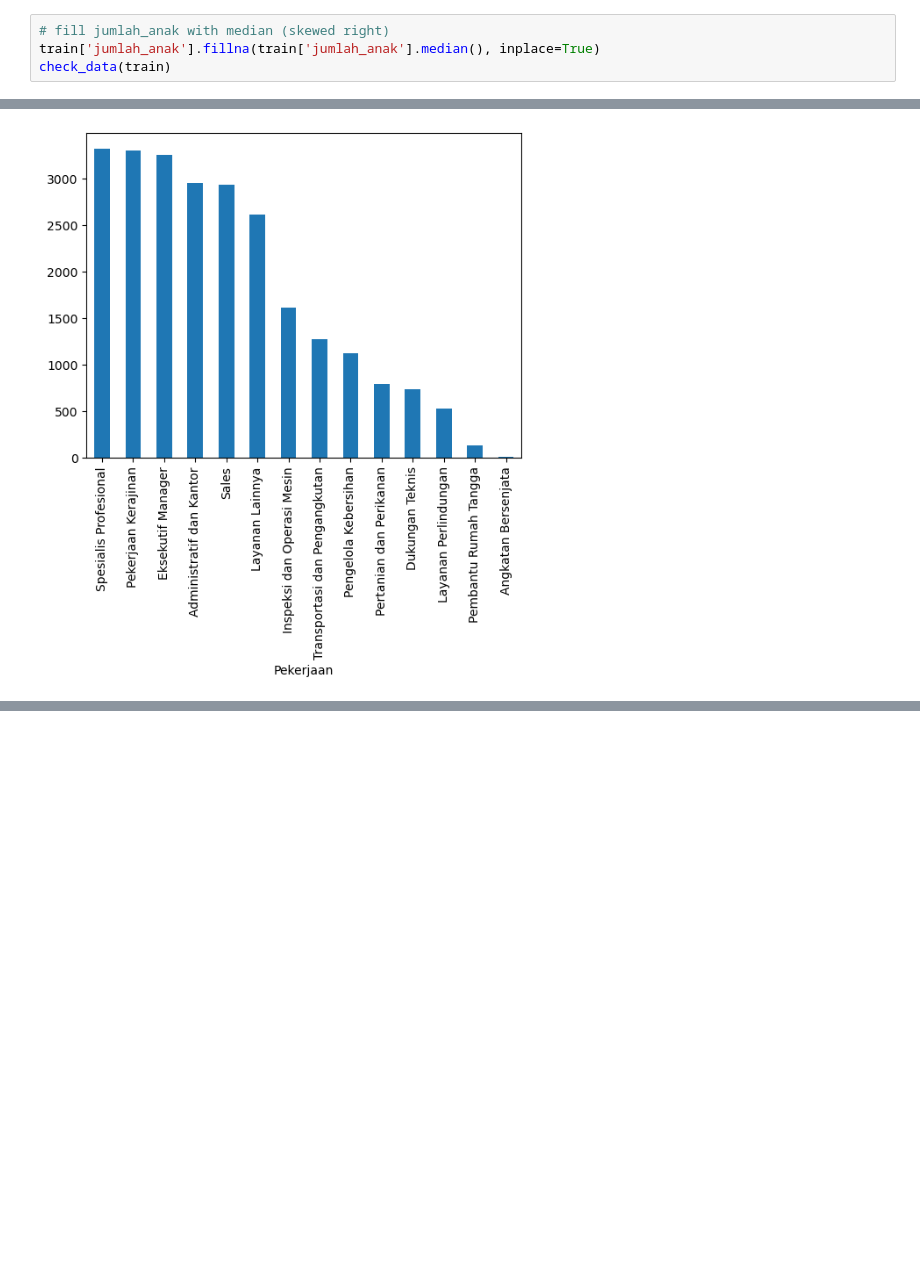
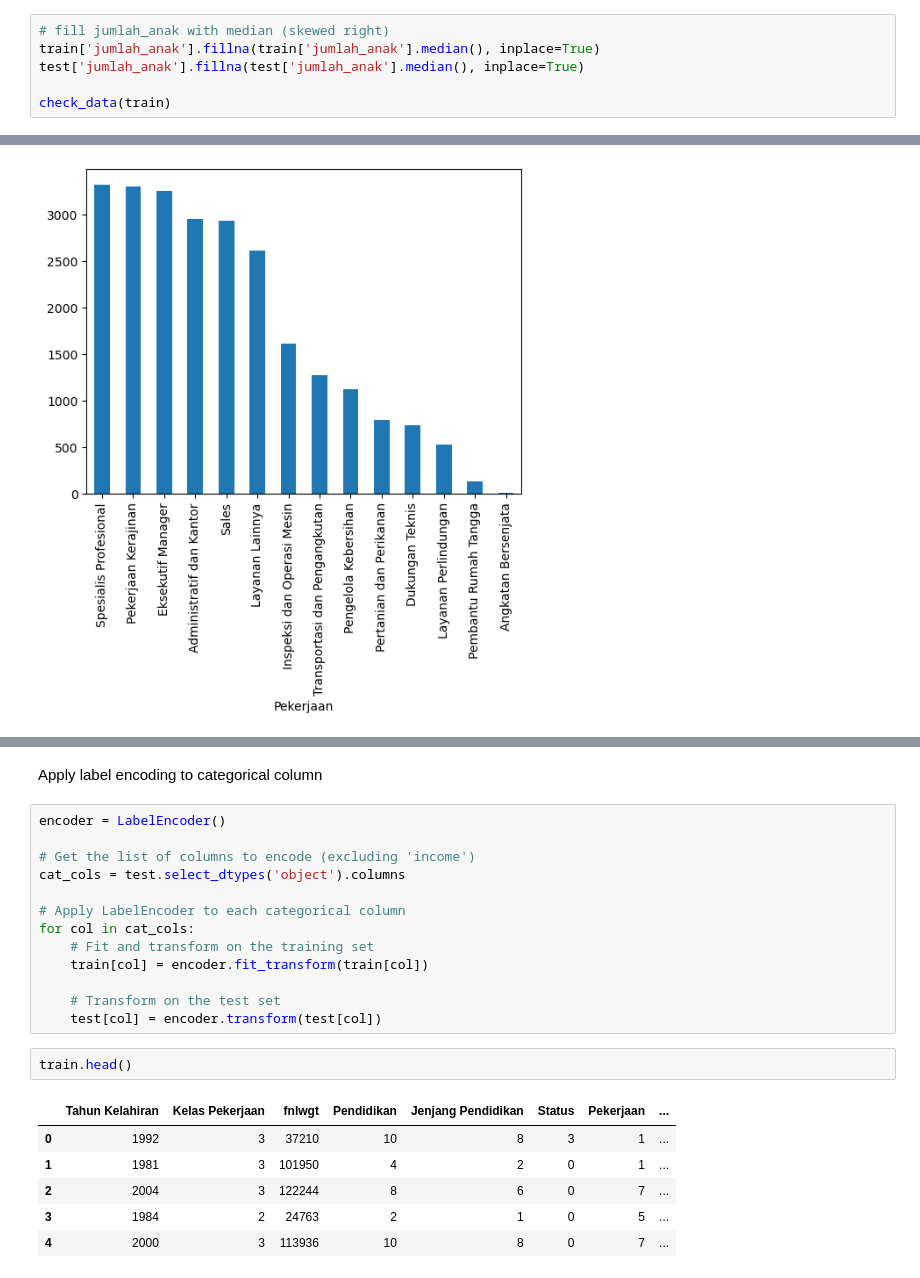
Before and after one commit to Ardavaa/Competition-Workspace, a Jupyter notebook: preprocessing.ipynb, the cells around one changed output, grey strips where cells are left out. Cells and saved outputs as stored; diff of their text form; blank space fills up the shorter version.

```diff
--- a/preprocessing.ipynb
+++ b/preprocessing.ipynb
@@ -726,6 +729,8 @@ train['jumlah_anak'].hist(bins=30)
 # %%
 # fill jumlah_anak with median (skewed right)
 train['jumlah_anak'].fillna(train['jumlah_anak'].median(), inplace=True)
+test['jumlah_anak'].fillna(test['jumlah_anak'].median(), inplace=True)
+
 check_data(train)
 # %% [output]
 --------------------------------------------------
@@ -766,0 +877,24 @@ train['Pekerjaan'].value_counts().plot(kind='bar')
+# %% [markdown]
+Apply label encoding to categorical column
+# %%
+encoder = LabelEncoder()
+
+# Get the list of columns to encode (excluding 'income')
+cat_cols = test.select_dtypes('object').columns
+
+# Apply LabelEncoder to each categorical column
+for col in cat_cols:
+    # Fit and transform on the training set
+    train[col] = encoder.fit_transform(train[col])
+
+    # Transform on the test set
+    test[col] = encoder.transform(test[col])
+# %%
+train.head()
+# %% [output]
+|  | Tahun Kelahiran | Kelas Pekerjaan | fnlwgt | Pendidikan | Jenjang Pendidikan | Status | Pekerjaan | ... |
+| 0 | 1992 | 3 | 37210 | 10 | 8 | 3 | 1 | ... |
+| 1 | 1981 | 3 | 101950 | 4 | 2 | 0 | 1 | ... |
+| 2 | 2004 | 3 | 122244 | 8 | 6 | 0 | 7 | ... |
+| 3 | 1984 | 2 | 24763 | 2 | 1 | 0 | 5 | ... |
+| 4 | 2000 | 3 | 113936 | 10 | 8 | 0 | 7 | ... |
```
Also changed, not shown: parts of 22 cells of this notebook, 6 other files.
